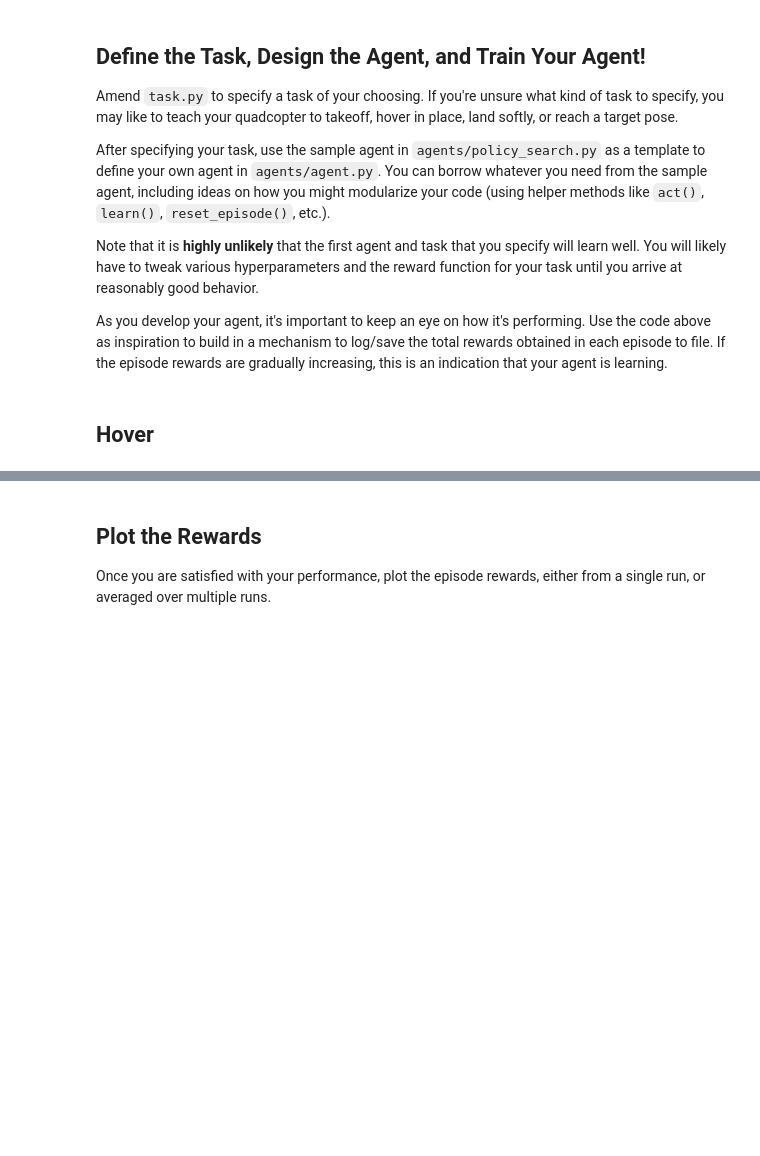
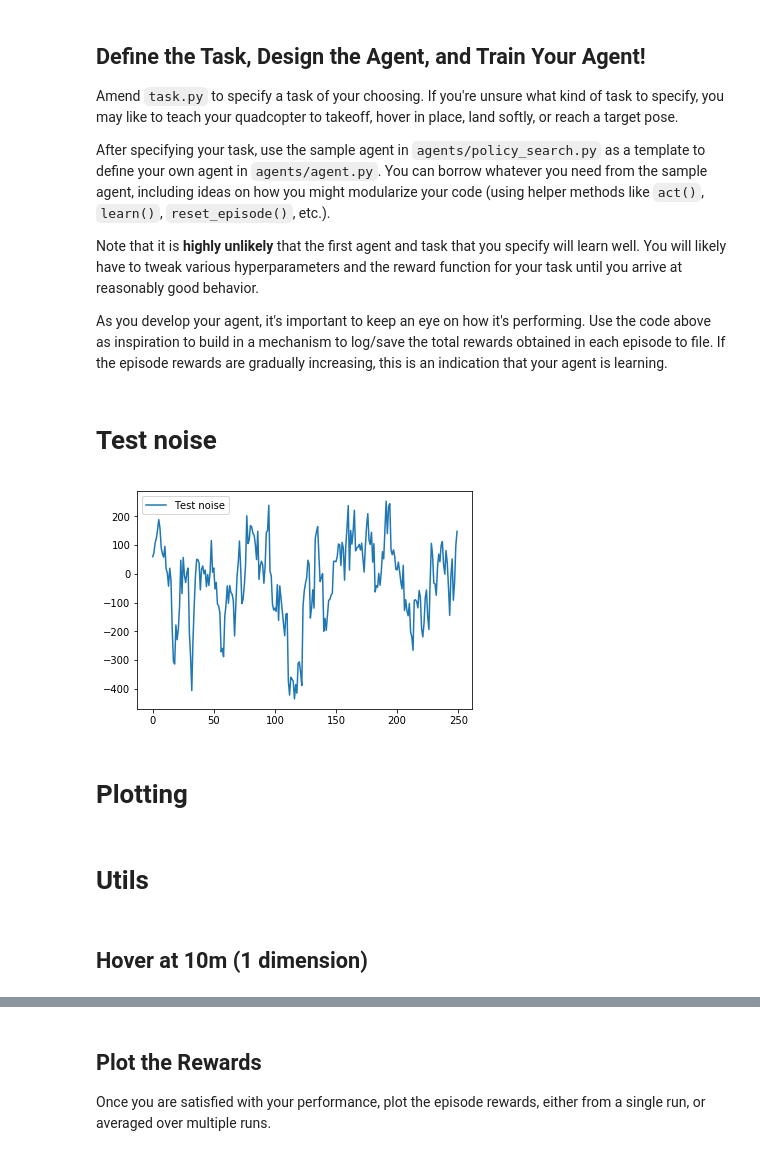
Before and after one commit to officialHenrik/RL-Quadcopter-2, a Jupyter notebook: Quadcopter_Project.ipynb, the cells around one changed output, grey strips where cells are left out. Cells and saved outputs as stored; diff of their text form; code cells hidden in the pictures; blank space fills up the shorter version.

```diff
--- a/Quadcopter_Project.ipynb
+++ b/Quadcopter_Project.ipynb
@@ -211,4 +211,25 @@ After specifying your task, use the sample agent in `agents/policy_search.py` as
 Note that it is **highly unlikely** that the first agent and task that you specify will learn well.  You will likely have to tweak various hyperparameters and the reward function for your task until you arrive at reasonably good behavior.
 
 As you develop your agent, it's important to keep an eye on how it's performing. Use the code above as inspiration to build in a mechanism to log/save the total rewards obtained in each episode to file.  If the episode rewards are gradually increasing, this is an indication that your agent is learning.
+# %% [markdown]
+# Test noise
+# %%
+from agents.ou_noise import OUNoise
+import numpy as np
+import matplotlib.pyplot as plt
+%matplotlib inline
+
+noise = OUNoise(1, 0, .15, 75.)
+n=250
+res = np.zeros(n)
+for i in range(n):
+    res[i] = noise.sample()
+
+plt.plot(range(n), res, label='Test noise')
+plt.legend()
+_ = plt.ylim()
+# %% [output]
+[figure, added]
+# %% [markdown]
+# Plotting
 # %%
@@ -303,4 +319,6 @@ def plot_3d_trajectory(results):
     plt.show()
+# %% [markdown]
+# Utils
 # %%
 def check_gpu():
     # Check keras and gpu
@@ -364,5 +398,5 @@ def execute_training(agent, task, num_episodes=1000):
 # %% [markdown]
-## Hover
+## Hover at 10m (1 dimension)
 # %%
 #%load_ext autoreload
 %reload_ext autoreload
```
Also changed, not shown: parts of 8 cells of this notebook, 6 other files.
